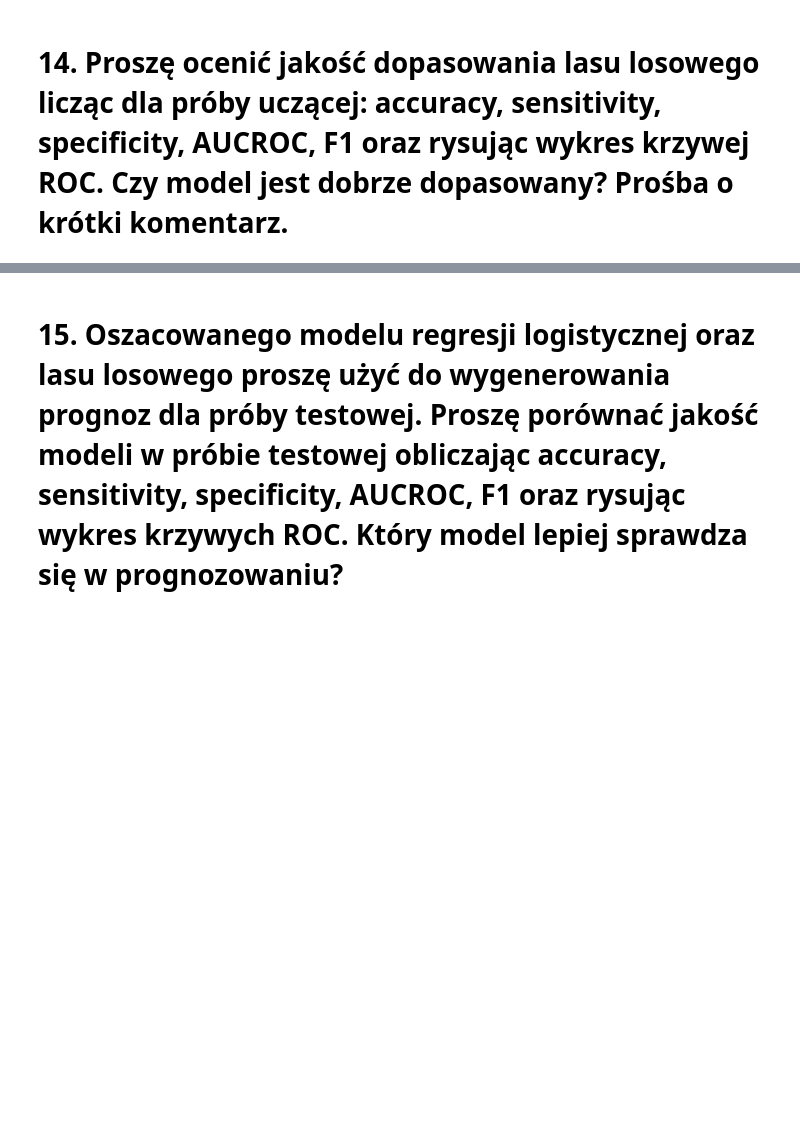
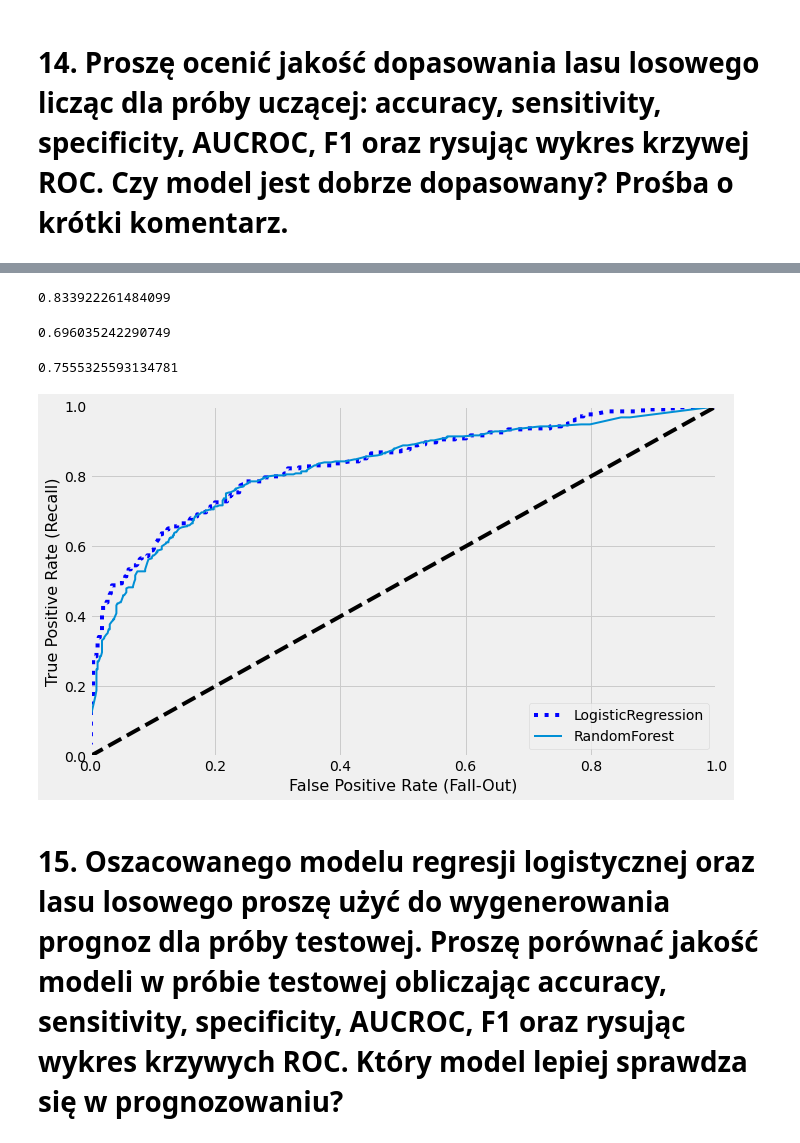
Before and after one commit to LuiGGi629/task-cube, a Jupyter notebook: eda_and_modeling.ipynb, the cells around one changed output, grey strips where cells are left out. Cells and saved outputs as stored; diff of their text form; code cells hidden in the pictures; blank space fills up the shorter version.

```diff
--- a/eda_and_modeling.ipynb
+++ b/eda_and_modeling.ipynb
@@ -260,2 +415,6 @@ b) medianą wyliczoną osobno w podgrupach wg zmiennej survived
 # %% [markdown]
 # 13. Na zbiorze uczącym proszę oszacować las losowy (z domyślnymi wartościami hiperparametrów), wyjaśniający prawdopodobieństwo przeżycia katastrofy Titanica w zależności od innych sensownych zmiennych.
+# %%
+random_forest_classifier = RandomForestClassifier(random_state=669)
+# %%
+random_forest_classifier.fit(features_train_prepared, labels_train)
@@ -264,2 +446,39 @@ b) medianą wyliczoną osobno w podgrupach wg zmiennej survived
+# %%
+# specificity
+specificity = true_negative / (true_negative + false_positive)
+specificity
+# %% [output]
+0.833922261484099
+# %%
+# F1, harmonic mean of precision and recall
+f1_score(labels_train, labels_train_estimates)
+# %% [output]
+0.696035242290749
+# %%
+# AUCROC
+roc_auc_score(labels_train, labels_train_estimates)
+# %% [output]
+0.7555325593134781
+# %%
+labels_probas_forest = cross_val_predict(
+    random_forest_classifier,
+    features_train_prepared,
+    labels_train,
+    cv=3,
+    method="predict_proba",
+)
+# %%
+labels_scores_forest = labels_probas_forest[:, 1]  # score = probability of positive class
+false_positive_rate_forest, true_positive_rate_forest, threshold_forest = roc_curve(
+    labels_train, labels_scores_forest
+)
+# %%
+plt.figure(figsize=(10, 6))
+plt.plot(false_positive_rate, true_positive_rate, "b:", label="LogisticRegression")
+plot_roc_curve(false_positive_rate_forest, true_positive_rate_forest, "RandomForest")
+plt.legend(loc="lower right")
+plt.show()
+# %% [output]
+[figure, added]
 # %% [markdown]
 # 15. Oszacowanego modelu regresji logistycznej oraz lasu losowego proszę użyć do wygenerowania prognoz dla próby testowej. Proszę porównać jakość modeli w próbie testowej obliczając accuracy, sensitivity, specificity, AUCROC, F1 oraz rysując wykres krzywych ROC. Który model lepiej sprawdza się w prognozowaniu?
```
Also changed, not shown: parts of 36 cells of this notebook.
